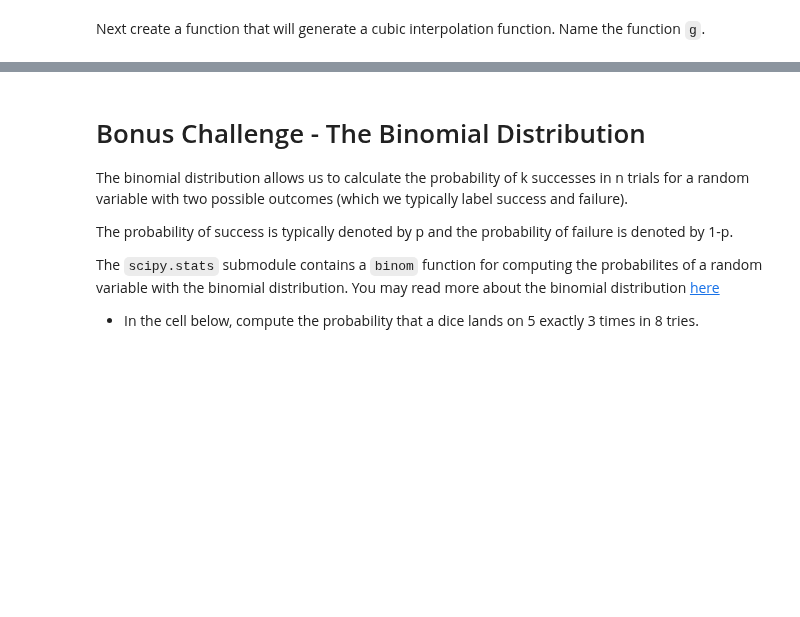
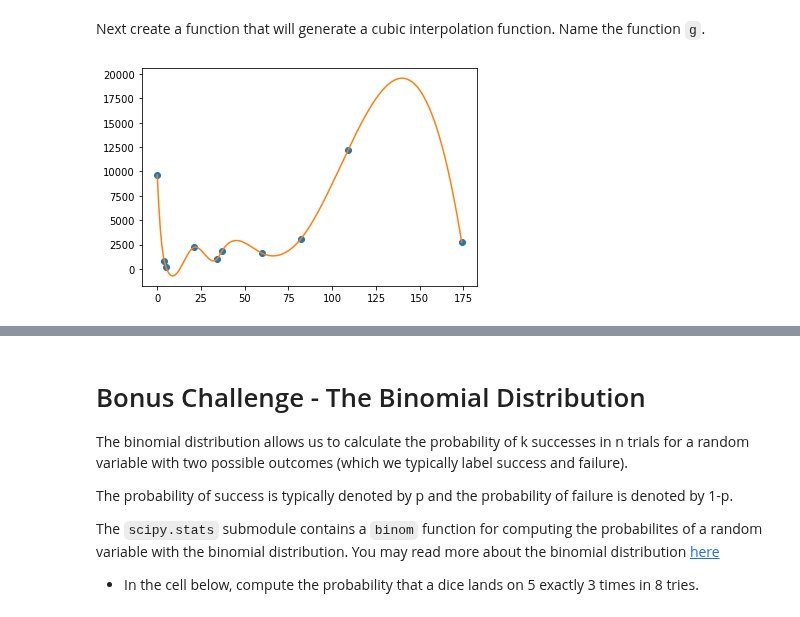
Before and after one commit to ta-data-lis/lab-intro-to-scipy, a Jupyter notebook: your-code/main.ipynb, the cells around one changed output, grey strips where cells are left out. Drawn from its saved outputs; the diff is of its cells as text; code cells hidden in the pictures; blank space fills up the shorter version.

```diff
--- a/your-code/main.ipynb
+++ b/your-code/main.ipynb
@@ -11,6 +13,7 @@
 This submodule contains statistical functions for conducting hypothesis tests, producing various distributions and other useful tools. Let's examine this submodule using the KickStarter dataset. Load the data using the `ks-projects-201801.csv` file
 # %%
 # Your code here:
+df = pd.read_csv('..\ks-projects-201801.csv')
 # %% [markdown]
 Now print the `head` function to examine the dataset.
 # %%
@@ -39,0 +61,4 @@ Let's perform Fisher's exact test on our KickStarter data. We intend to test the
+# %%
+# Your code here:
+df['goal_met'] = np.where(df['usd_pledged_real'] > df['usd_goal_real'], 1,0)
+df.head(5)
@@ -43,0 +74,4 @@ Next, create a column that checks whether the currency of the project is in US D
+# %%
+# Your code here:
+df['usd'] = np.where(df['currency'] == 'USD', 1,0)
+df.head()
@@ -59,0 +113,7 @@ In the cell below, import the `interp1d` function from `scipy.interpolate` and f
+# %%
+# Your code here:
+from scipy.interpolate import interp1d
+#from random import sample
+
+sample = df.sample(10)
+sample
@@ -82,0 +174,31 @@ Next create a function that will generate a cubic interpolation function. Name t
+# %%
+# Your code here:
+from scipy.interpolate import splev, splrep
+
+# keep getting a 'error on input data'
+# after some digging it seems x (backers) must be ordered from smallest to largest because of some FORTRAN nonsense
+# https://stackoverflow.com/questions/2009379/interpolate-question
+
+# let's order!
+# https://www.kite.com/python/answers/how-to-sort-two-lists-together-in-python
+
+sbackers = list(sample['backers'])
+supreal = list(sample['usd_pledged_real'])
+
+zipped_lists = zip(sbackers, supreal)
+sorted_pairs = sorted(zipped_lists)
+tuples = zip(*sorted_pairs)
+sbackers, supreal = [list(tuple) for tuple in tuples]
+
+# the cubic interpolation
+# https://docs.scipy.org/doc/scipy/reference/generated/scipy.interpolate.splrep.html#scipy.interpolate.splrep
+
+x = sbackers
+y = supreal
+spl = splrep(x, y)
+x2 = np.linspace(sample['backers'].min(), sample['backers'].max(), 200)
+y2 = splev(x2, spl)
+plt.plot(x, y, 'o', x2, y2)
+plt.show()
+# %% [output]
+[figure, added]
```
Also changed, not shown: parts of 21 cells of this notebook.
